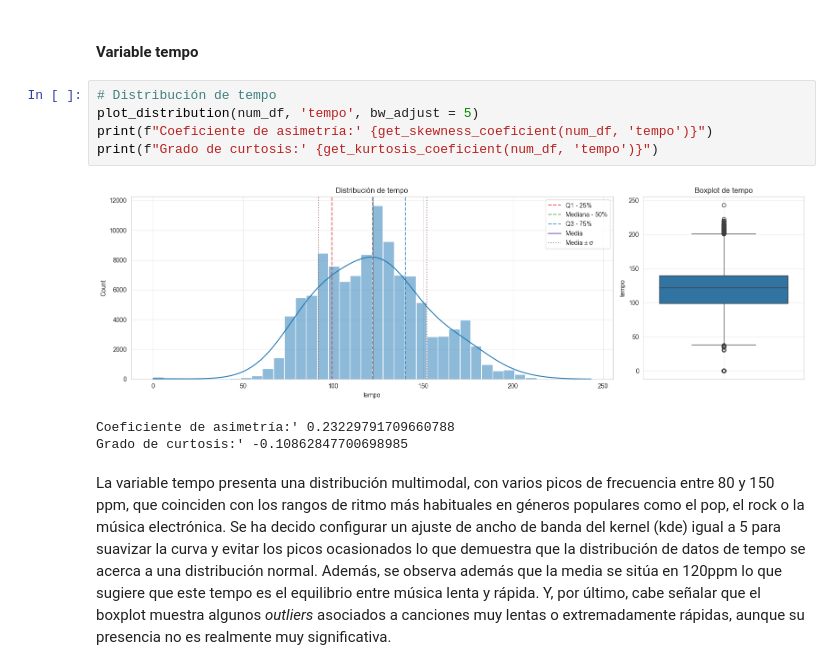
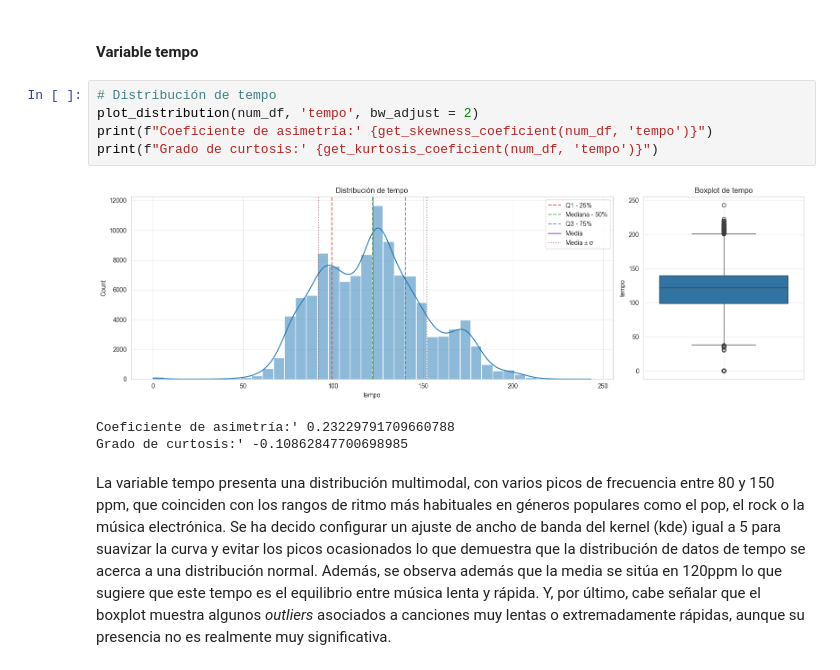
Before and after one commit to marcfernandezpereiraUOC/TFG, a Jupyter notebook: 01_exploracion.ipynb, the cells around one changed output. Saved outputs shown, nothing was run; the diff lists cells and outputs as text.

```diff
--- a/01_exploracion.ipynb
+++ b/01_exploracion.ipynb
@@ -357,11 +357,11 @@ El primer hecho que se visualiza es que el atributo valence tiende a ser simétr
 #### Variable tempo
 # %%
 # Distribución de tempo
-plot_distribution(num_df, 'tempo', bw_adjust = 5)
+plot_distribution(num_df, 'tempo', bw_adjust = 2)
 print(f"Coeficiente de asimetría:' {get_skewness_coeficient(num_df, 'tempo')}")
 print(f"Grado de curtosis:' {get_kurtosis_coeficient(num_df, 'tempo')}")
 # %% [output]
-[figure, old version]
+[figure, new version]
 Coeficiente de asimetría:' 0.23229791709660788
 Grado de curtosis:' -0.10862847700698985
 # %% [markdown]
```
Also changed, not shown: parts of 6 cells of this notebook.
